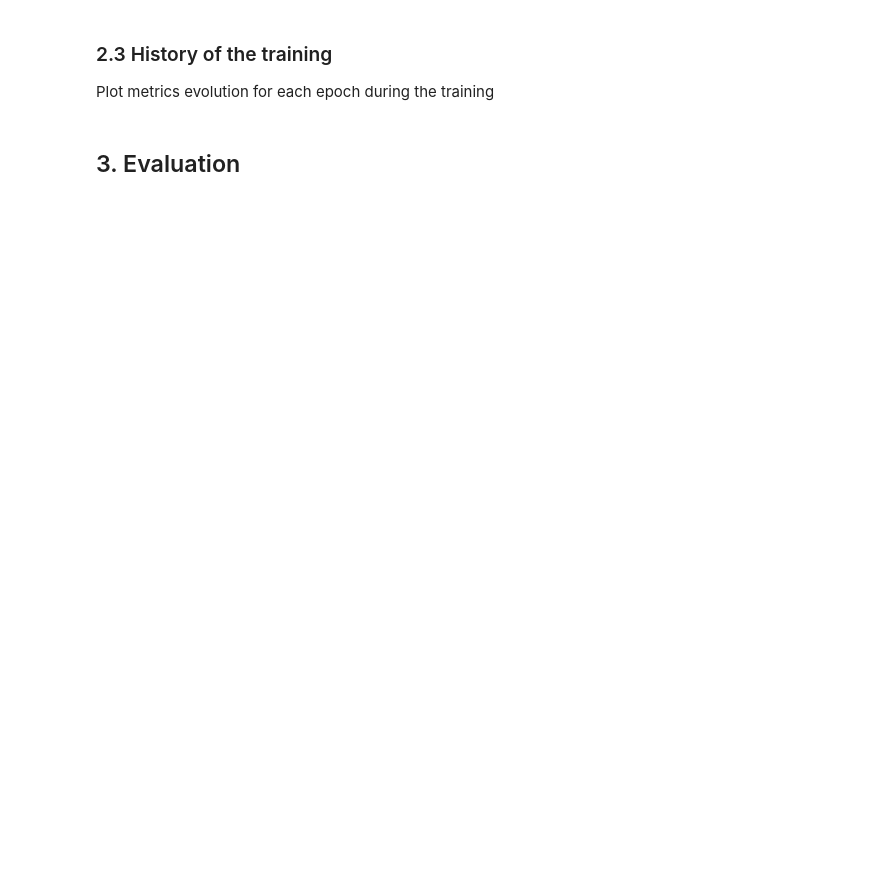
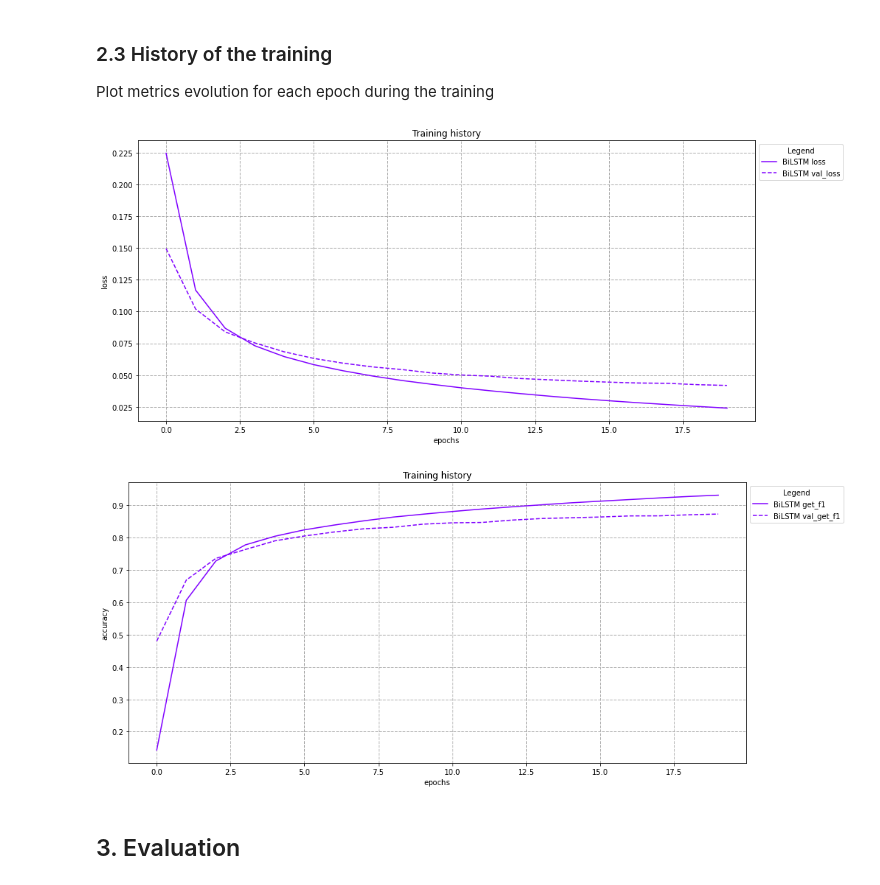
Before and after one commit to gmurro/PartOfSpeechTagging, a Jupyter notebook: POS_tagging.ipynb, the cells around one changed output. Cells and saved outputs as stored; diff of their text form; code cells hidden in the pictures; blank space fills up the shorter version.

```diff
--- a/POS_tagging.ipynb
+++ b/POS_tagging.ipynb
@@ -156,7 +136,8 @@ text_vectorizer = TextVectorizer(
     glove_url="http://nlp.stanford.edu/data/glove.6B.zip",
     max_tokens=20000,
     embedding_dim=50,
-    embedding_folder=os.path.join(os.getcwd(), "glove")
+    embedding_folder=os.path.join(os.getcwd(), "glove"),
+    max_size=dataset.max_size
 )
 
 # compute embeddings for terms (OOV1) in the training set that are out of vocabulary V1 and add them: V2=V1+OOV1
@@ -210,7 +175,7 @@ Input shape: (1957, 300, 50)
 Each POS tag in each set is converted using the one-hot representation
 # %%
 # initialize the vectorizer for the target tags to convert them into one-hot representation
-target_vectorizer = TargetVectorizer(300)
+target_vectorizer = TargetVectorizer(max_size=dataset.max_size)
 
 # adapt the target vectorizer with only the training set: we do not consider possible targets that are not seen in training set but they are in the dev/test set
 target_vectorizer.adapt(y_train)
@@ -257,6 +222,15 @@ def create_model(layers_info, compile_info):
 
     return model
 
+def get_f1(y_true, y_pred): #taken from old keras source code
+    true_positives = K.sum(K.round(K.clip(y_true * y_pred, 0, 1)))
+    possible_positives = K.sum(K.round(K.clip(y_true, 0, 1)))
+    predicted_positives = K.sum(K.round(K.clip(y_pred, 0, 1)))
+    precision = true_positives / (predicted_positives + K.epsilon())
+    recall = true_positives / (possible_positives + K.epsilon())
+    f1_val = 2*(precision*recall)/(precision+recall+K.epsilon())
+    return f1_val
+
 layers_info = [
     {
         "layer_name": layers.Masking,
@@ -279,7 +253,7 @@ layers_info = [
 compile_info = {
     'optimizer': keras.optimizers.Adam(learning_rate=1e-3),
     'loss': 'categorical_crossentropy',
-    'metrics' : ["accuracy"]
+    'metrics' : [get_f1]
 }
 
 model = create_model(layers_info, compile_info)
@@ -352,8 +341,11 @@ def plot_history(models_history, keys, model_names=[], labels=("epochs", "metric
 # %%
 models_history = [history_bilstm.history]
 model_names = ["BiLSTM"]
 plot_history(models_history, keys=['loss', 'val_loss'], model_names=model_names, labels=("epochs", "loss"), figsize=(15,7))
-plot_history(models_history, keys=['accuracy', 'val_accuracy'], model_names=model_names, labels=("epochs", "accuracy"), figsize=(15,7))
+plot_history(models_history, keys=['get_f1', 'val_get_f1'], model_names=model_names, labels=("epochs", "accuracy"), figsize=(15,7))
+# %% [output]
+[figure, added]
+[figure, added]
 # %% [markdown]
 ## 3. Evaluation
 # %%
```
Also changed, not shown: parts of 14 cells of this notebook, 2 other files.
